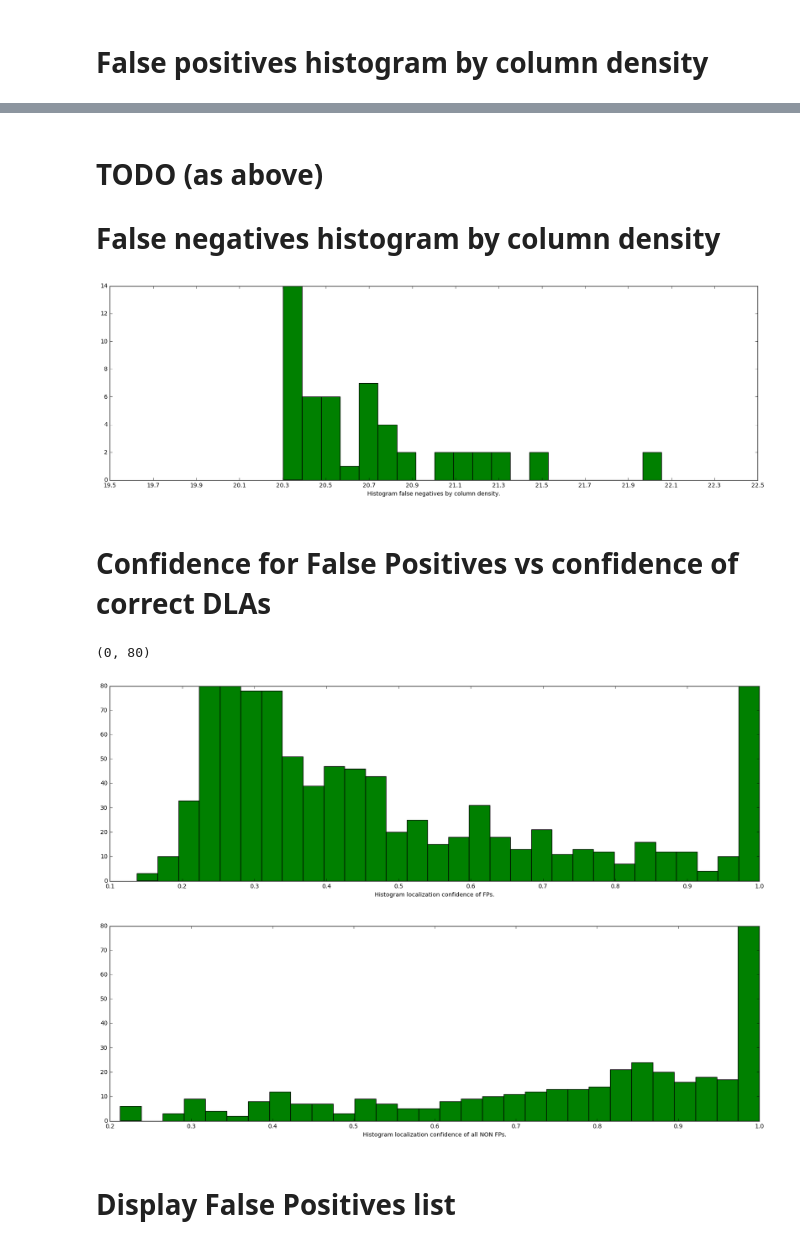
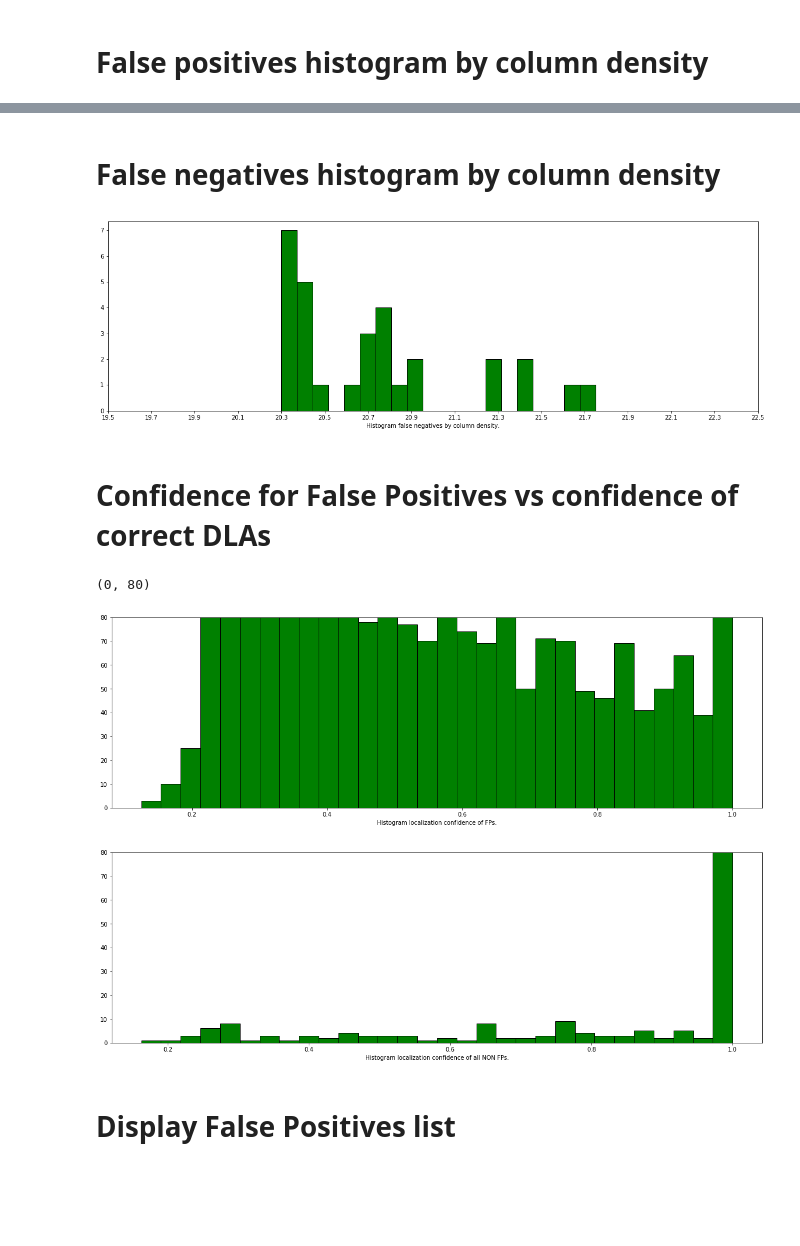
Before and after one commit to DeepIGM/dla_cnn, a Jupyter notebook: docs/nb/Analyze_Results.ipynb, the cells around one changed output, grey strips where cells are left out. Saved outputs shown, nothing was run; the diff lists cells and outputs as text; code cells hidden in the pictures; blank space fills up the shorter version.

Commit message:
Final v7.1 model update

```diff
--- a/docs/nb/Analyze_Results.ipynb
+++ b/docs/nb/Analyze_Results.ipynb
@@ -50,11 +55,14 @@ base_dir = "../.."
 # results_file = base_dir + "/tmp/model_v4.4.1_data_dlas5k96451/predictions.json"
 # gensample_actuals = base_dir + "/data/gensample_hdf5_files/test_96451_5000.json"
 
-results_file = base_dir + "/tmp/model_v6.1.1_data_testdlas5k96451/predictions.json"
-gensample_actuals = base_dir + "/data/gensample_hdf5_files/test_96451_5000.json"
+# results_file = base_dir + "/tmp/model_v7.1.1_data_testdlas5k96451/predictions.json"
+# gensample_actuals = base_dir + "/data/gensample_hdf5_files/test_dlas_96451_5000.json"
 
-# results_file = base_dir + "/tmp/model_v6.1.1_data_dr5/predictions.json"
-# gensample_actuals = base_dir + "/data/dr5_ground_truth.json"
+# results_file = base_dir + "/tmp/model_v7.1.1_data_testdlas10k96629/predictions.json"
+# gensample_actuals = base_dir + "/data/gensample_hdf5_files/test_dlas_96629_10000.json"
+
+results_file = base_dir + "/tmp/model_v7.1.1_data_dr5/predictions.json"
+gensample_actuals = base_dir + "/data/dr5_ground_truth.json"
 # %%
 # Read JSON files
 with open(results_file,'r') as rf, open(gensample_actuals,'r') as gs:
@@ -92,9 +100,9 @@ def validate_sightline(prediction, actual):
         matches = False
         for pred_dla in prediction['dlas']:
             dla_z = pred_dla['z_dla']
-            if abs(dla_z - act_dla['zabs']) < EPSILON:
+            if abs(dla_z - act_dla['zabs']) < EPSILON and pred_dla['type'] != "LYB":
                 matches = True
-        if not matches:
+        if not matches and act_dla['NHI'] >= 20.30:
             false_negatives.append(act_dla)
 
     return false_positives, false_negatives, col_density_error, offset_error
@@ -374,35 +477,34 @@ plt.xticks([19.5,19.7,19.9,20.1,20.3,20.5,20.7,20.9,21.1,21.3,21.5,21.7,21.9,22.
 # %% [markdown]
-# TODO (as above)
 # False negatives histogram by column density
 # %%
 col_density_fps = [fn['NHI'] for fn in all_false_negatives]
 plt.figure(figsize=(20, 6))
-plt.hist(col_density_fps, 20, facecolor='green');
+plt.hist(col_density_fps, 20, facecolor='green', edgecolor='k');
 plt.xlabel("Histogram false negatives by column density.")
 plt.xticks([19.5,19.7,19.9,20.1,20.3,20.5,20.7,20.9,21.1,21.3,21.5,21.7,21.9,22.1,22.3,22.5]);
 # %% [output]
-[figure, old version]
+[figure, new version]
 # %% [markdown]
 # Confidence for False Positives vs confidence of correct DLAs
 # %%
 fps_dla_conf = [dla['dla_confidence'] for dla in all_false_positives]
 fps_dla_ids = [dla['id'] for dla in all_false_positives]
 all_nonfps_dlas = [psub for p in predictions if p['id'] not in fps_dla_ids for psub in p['dlas']]
 all_nonfps_conf = [d['dla_confidence'] for d in all_nonfps_dlas]
 
 plt.figure(figsize=(20, 6))
-plt.hist(fps_dla_conf, 30, facecolor='green');
+plt.hist(fps_dla_conf, 30, facecolor='green', edgecolor='k');
 plt.xlabel("Histogram localization confidence of FPs.")
 plt.ylim([0,80])
 
 plt.figure(figsize=(20, 6))
-plt.hist(all_nonfps_conf, 30, facecolor='green');
+plt.hist(all_nonfps_conf, 30, facecolor='green', edgecolor='k');
 plt.xlabel("Histogram localization confidence of all NON FPs.")
 plt.ylim([0,80])
 # %% [output]
 (0, 80)
-[figure, old version]
+[figure, new version]
-[figure, old version]
+[figure, new version]
 # %% [markdown]
 # Display False Positives list
 # %%
```
Also changed, not shown: parts of 20 cells of this notebook, 28 other files.
